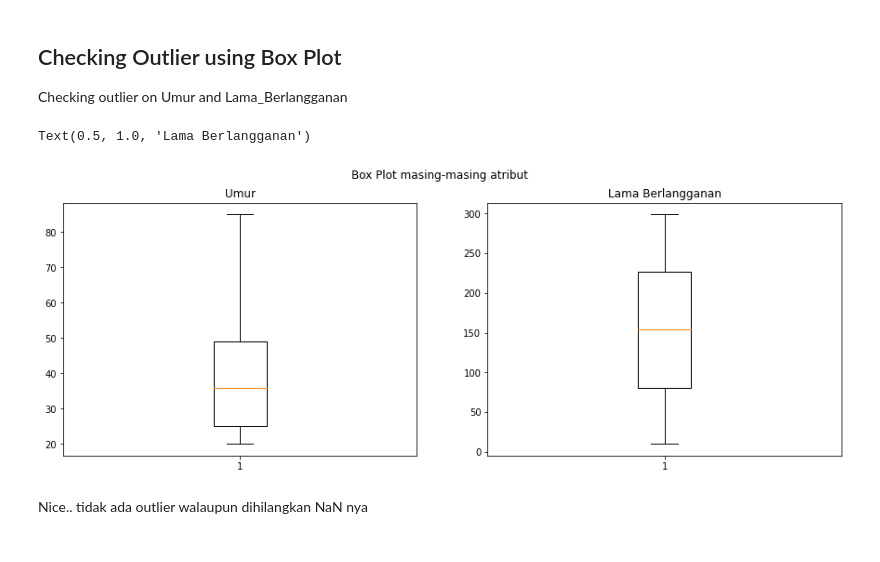
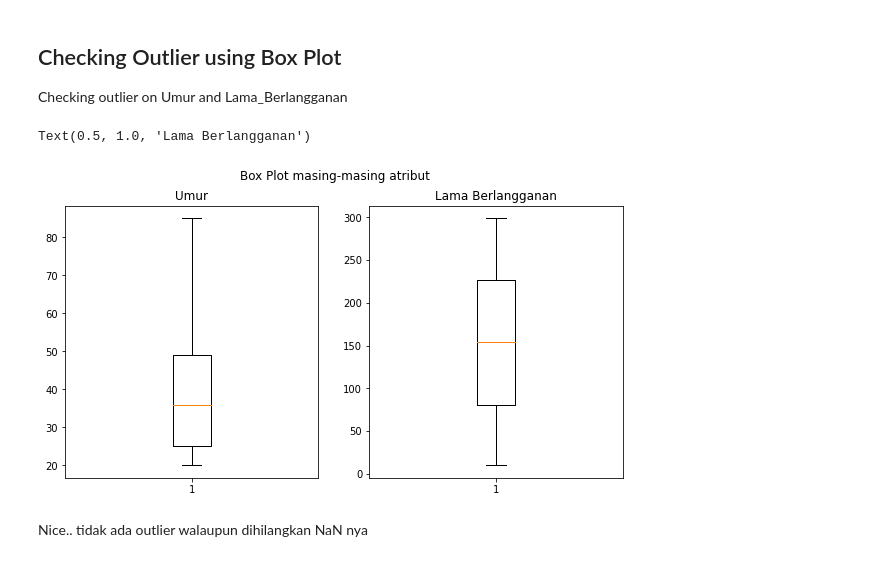
Before and after one commit to kaenova/Malin_Tubes2, a Jupyter notebook: notebooks/Malin_Tubes2_Pengumpulan.ipynb, the cells around one changed output. Cells and saved outputs as stored; diff of their text form; code cells hidden in the pictures.

Commit message:
Upload data, module, and update notebook

```diff
--- a/notebooks/Malin_Tubes2_Pengumpulan.ipynb
+++ b/notebooks/Malin_Tubes2_Pengumpulan.ipynb
@@ -31,5 +48,5 @@ from urllib.request import urlopen
 # %%
-df_raw_train = pd.read_csv("../data/raw/kendaraan_train.csv")
+df_raw_train = pd.read_csv("https://raw.githubusercontent.com/kaenova/Malin_Tubes1/main/data/raw/kendaraan_train.csv")
 df_raw_train.head()
 # %% [output]
 |  | id | Jenis_Kelamin | Umur | SIM | Kode_Daerah | Sudah_Asuransi | Umur_Kendaraan | ... |
@@ -109,14 +126,14 @@ Checking outlier on Umur and Lama_Berlangganan
 # %%
 fig, (g1, g2) = plt.subplots(1,2)
 fig.suptitle("Box Plot masing-masing atribut")
-fig.set_size_inches(15,5)
+fig.set_size_inches(10,5)
 g1.boxplot(df_raw_train.dropna(how="any")["Umur"])
 g1.set_title("Umur")
 g2.boxplot(df_raw_train.dropna(how="any")["Lama_Berlangganan"])
 g2.set_title("Lama Berlangganan")
 # %% [output]
 Text(0.5, 1.0, 'Lama Berlangganan')
-[figure, old version]
+[figure, new version]
 # %% [markdown]
 Nice.. tidak ada outlier walaupun dihilangkan NaN nya
 # %% [markdown]
```
Also changed, not shown: parts of 106 cells of this notebook, 3 other files.
